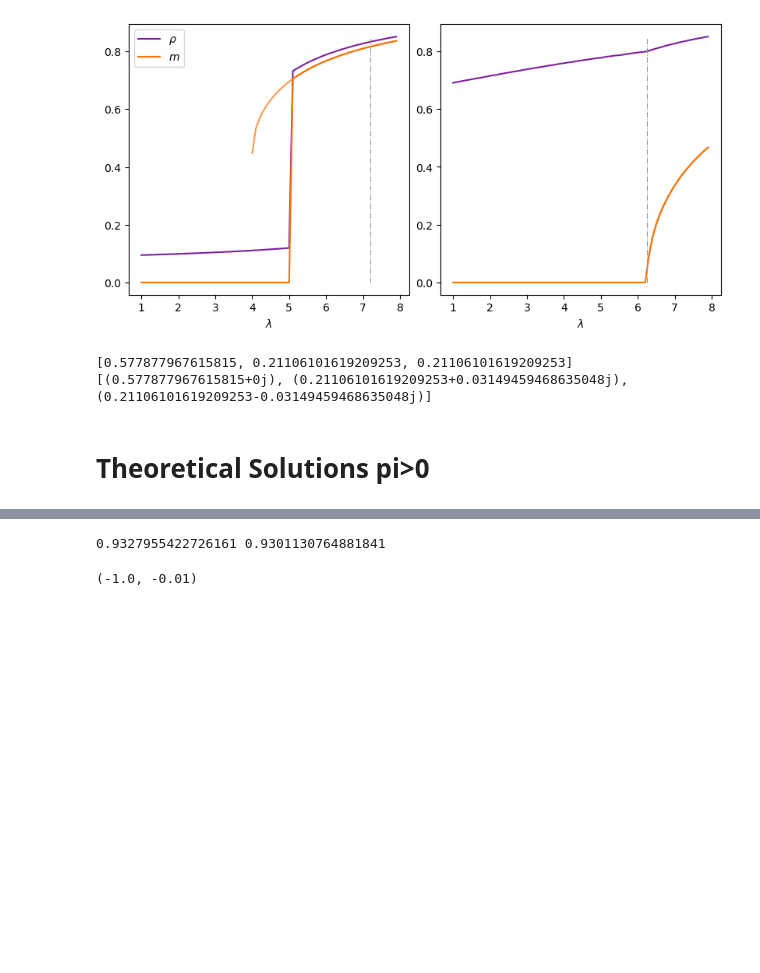
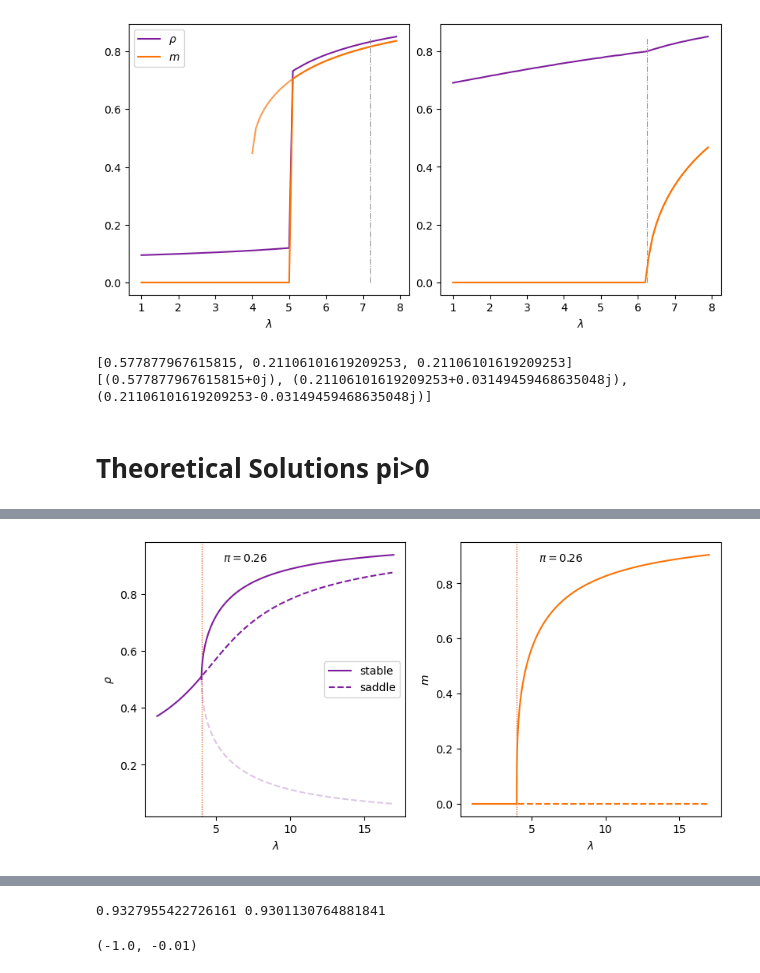
Before and after one commit to dmarchp/TFM_code, a Jupyter notebook: det_sols_f0_as_pi/non_lin_rec_two_sites.ipynb, the cells around one changed output, grey strips where cells are left out. Cells and saved outputs as stored; diff of their text form; code cells hidden in the pictures; blank space fills up the shorter version.

```diff
--- a/det_sols_f0_as_pi/non_lin_rec_two_sites.ipynb
+++ b/det_sols_f0_as_pi/non_lin_rec_two_sites.ipynb
@@ -429,0 +454,65 @@ for l in ls_m0:
+# %%
+fig, ax = plt.subplots(1, 2, constrained_layout=True, figsize=(8,4))
+ax[0].set(xlabel=r'$\lambda$', ylabel=r'$\rho$')
+ax[1].set(xlabel=r'$\lambda$', ylabel=r'$m$')
+
+
+pi_small_plot = True
+pi_small_plot = False
+if pi_small_plot:
+    rho_m_plus = rho_m_plus_pi_small
+    rho_m_minus = rho_m_minus_pi_small
+    rho_m0 = rho_m0_pi_small
+    # it seems that the point where rho m0 changes stability is at lambda = lambda_m
+    pi = pi_small
+    lambda_m = (4*pi_small + 1)**2/(4*pi_small)
+else:
+    rho_m_plus = rho_m_plus_pi_large
+    rho_m_minus = rho_m_minus_pi_large
+    rho_m0 = rho_m0_pi_large
+    pi = pi_large
+    lambda_m = (4*pi_large + 1)**2/(4*pi_large)
+
+ax[0].text(0.3, 0.93, rf'$\pi = {pi}$', transform=ax[0].transAxes)
+ax[1].text(0.3, 0.93, rf'$\pi = {pi}$', transform=ax[1].transAxes)
+ax[0].axvline(4, ls=':', lw=0.8, color='xkcd:purple')
+ax[0].axvline(lambda_m, ls=':', lw=0.8, color='xkcd:orange')
+ax[1].axvline(4, ls=':', lw=0.8, color='xkcd:purple')
+ax[1].axvline(lambda_m, ls=':', lw=0.8, color='xkcd:orange')
+
+if pi_small_plot:
+    ax[0].plot(ls, rho_m_plus[0], color='xkcd:purple', ls='-', label='stable')
+    ax[0].plot(ls, rho_m_minus[0], color='xkcd:purple', ls='--')
+else:
+    ax[0].plot(ls, rho_m_plus[0], color='xkcd:purple', ls='-', label='stable')
+    ax[0].plot(ls, rho_m_minus[0], color='xkcd:purple', ls='--', alpha=0.25)
+
+if idx_last_l_w_extra_sols and pi_small_plot:
+    ax[0].plot(ls_extra_sols, rho_m0_pi_small_extra_sols[0][0], color='xkcd:purple', ls=':', label='unstable')
+    ax[0].plot(ls_extra_sols, rho_m0_pi_small_extra_sols[1][0], color='xkcd:purple', ls='--', label='saddle')
+    rhos_m0_stable = np.array(rho_m0[0])[ls_m0 <= lambda_m]
+    rhos_m0_saddle_1 = np.array(rho_m0[0])[np.logical_and(ls_m0 > lambda_m, ls_m0 <= ls_m0[idx_last_l_w_extra_sols])]
+    rhos_m0_saddle_2 = np.array(rho_m0[0])[np.logical_and(ls_m0 > lambda_m, ls_m0 > ls_m0[idx_last_l_w_extra_sols])]
+    ax[0].plot(ls_m0[ls_m0 <= lambda_m], rhos_m0_stable, color='xkcd:purple', ls='-')
+    ax[0].plot(ls_m0[np.logical_and(ls_m0 > lambda_m, ls_m0 <= ls_m0[idx_last_l_w_extra_sols])], rhos_m0_saddle_1, color='xkcd:purple', ls='--')
+    ax[0].plot(ls_m0[np.logical_and(ls_m0 > lambda_m, ls_m0 > ls_m0[idx_last_l_w_extra_sols])], rhos_m0_saddle_2, color='xkcd:purple', ls='--')
+elif (not idx_last_l_w_extra_sols and pi_small_plot) or not pi_small_plot:
+    rhos_m0_stable = np.array(rho_m0[0])[ls_m0 <= lambda_m]
+    rhos_m0_saddle = np.array(rho_m0[0])[ls_m0 > lambda_m]
+    ax[0].plot(ls_m0[ls_m0 <= lambda_m], rhos_m0_stable, color='xkcd:purple', ls='-')
+    ax[0].plot(ls_m0[ls_m0 > lambda_m], rhos_m0_saddle, color='xkcd:purple', ls='--', label='saddle')
+
+
+ax[0].legend()
+
+
+ax[1].plot(ls, rho_m_plus[1], color='xkcd:orange', ls='-')
+if pi_small_plot:
+    ax[1].plot(ls, rho_m_minus[1], color='xkcd:orange', ls='--')
+
+ax[1].plot(ls_m0[ls_m0 <= lambda_m], np.array(rho_m0[1])[ls_m0 <= lambda_m], color='xkcd:orange', ls='-')
+ax[1].plot(ls_m0[ls_m0 > lambda_m], np.array(rho_m0[1])[ls_m0 > lambda_m], color='xkcd:orange', ls='--')
+
+fig.savefig(f'bifurcations_rho_m_pi_{pi}.png')
+# %% [output]
+[figure, added]
```
Also changed, not shown: parts of 13 cells of this notebook, 12 other files.
